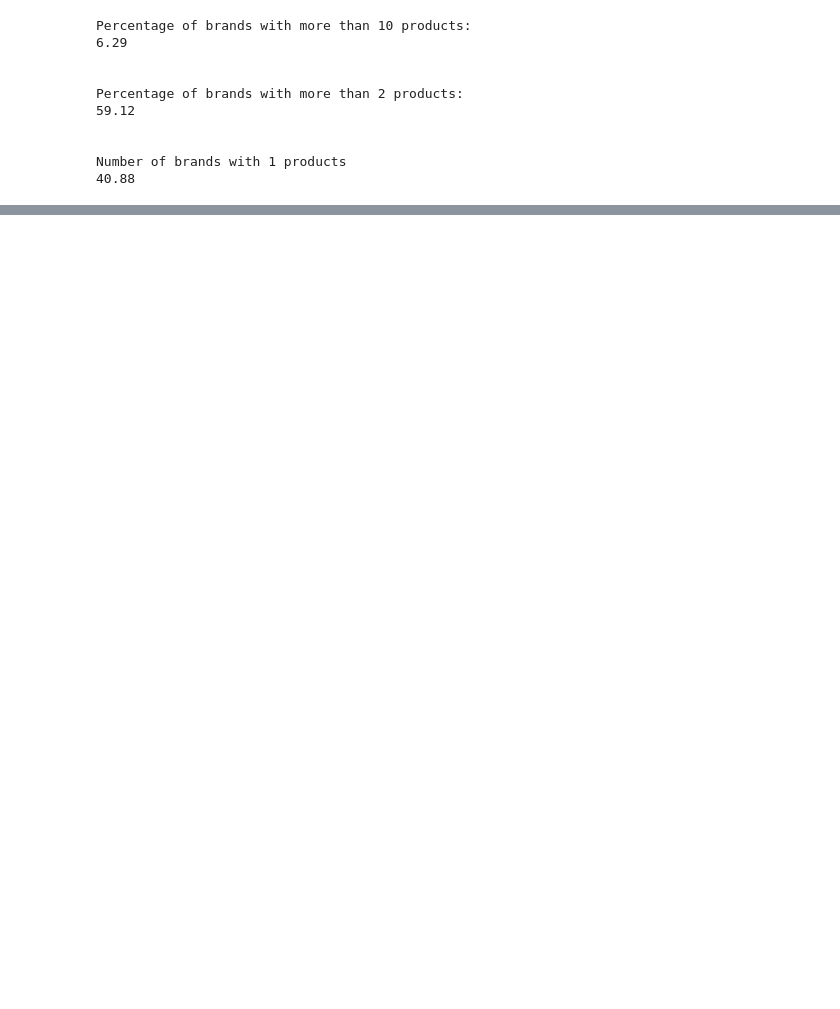
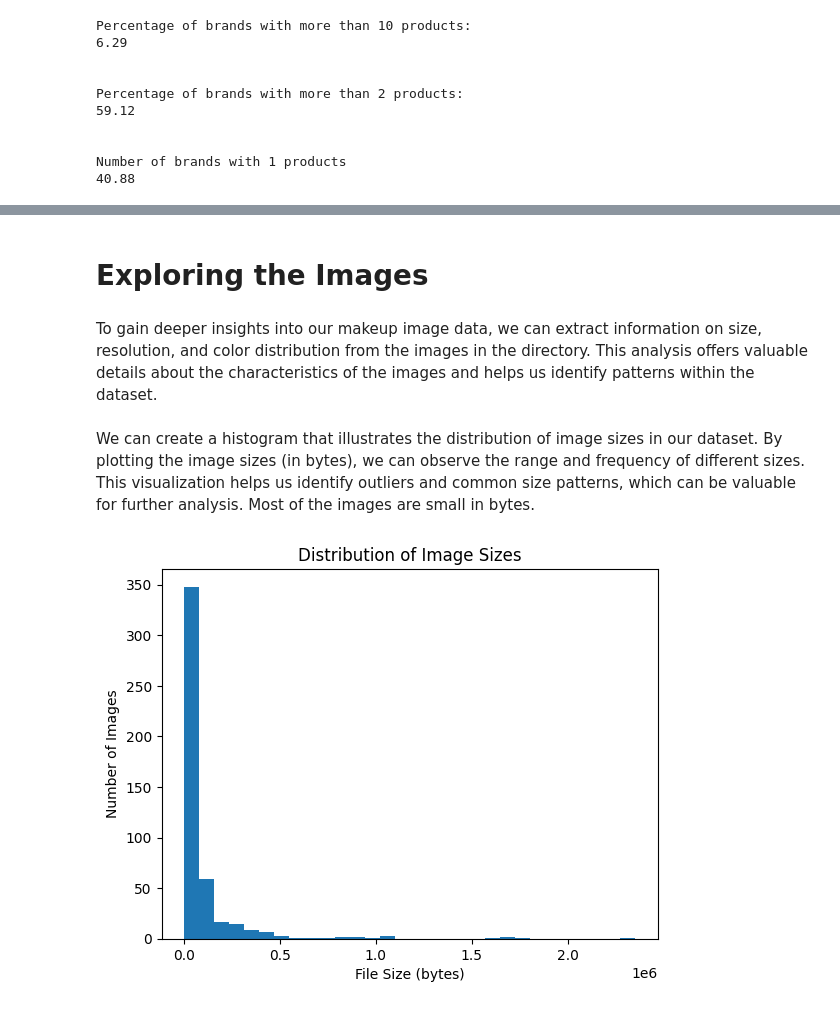
Before and after one commit to ConstanzaSchibber/capstone_colors, a Jupyter notebook: notebooks/1_DataEngineering.ipynb, the cells around one changed output, grey strips where cells are left out. Drawn from its saved outputs; the diff is of its cells as text; code cells hidden in the pictures; blank space fills up the shorter version.

```diff
--- a/notebooks/1_DataEngineering.ipynb
+++ b/notebooks/1_DataEngineering.ipynb
@@ -300,0 +306,4 @@ len(df['brand'].unique())
+# %% [markdown]
+# Exploring the Images
+# %% [markdown]
+To gain deeper insights into our makeup image data, we can extract information on size, resolution, and color distribution from the images in the directory. This analysis offers valuable details about the characteristics of the images and helps us identify patterns within the dataset.
@@ -300,0 +312,41 @@ len(df['brand'].unique())
+# %%
+# Initialize empty lists to store the information
+sizes = []
+resolutions = []
+color_distributions = []
+
+# Iterate over each image file in folder
+for file in glob.glob('/content/drive/My Drive/makeup_img/'+'*'):
+  #print(file)
+  if file.lower().endswith(('.png', '.jpg', '.jpeg', '.tif')):
+    # Load the image file using OpenCV
+    img_path = os.path.join('/content/drive/My Drive/makeup_img/', file)
+    img = cv2.imread(img_path)
+
+    # Extract the size of the image
+    size = os.path.getsize(img_path)
+    sizes.append(size)
+
+    # Extract the resolution of the image
+    resolution = img.shape[:2]
+    resolutions.append(resolution)
+
+    # Extract the color distribution of the image
+    color_distribution = np.bincount(img.flatten(), minlength=256)
+    color_distributions.append(color_distribution)
+
+# Convert the lists to numpy arrays for easier manipulation
+sizes = np.array(sizes)
+resolutions = np.array(resolutions)
+color_distributions = np.array(color_distributions)
+# %% [markdown]
+We can create a histogram that illustrates the distribution of image sizes in our dataset. By plotting the image sizes (in bytes), we can observe the range and frequency of different sizes. This visualization helps us identify outliers and common size patterns, which can be valuable for further analysis. Most of the images are small in bytes.
+# %%
+# Plot a histogram of the image sizes
+plt.hist(sizes, 30)
+plt.title("Distribution of Image Sizes")
+plt.xlabel("File Size (bytes)")
+plt.ylabel("Number of Images")
+plt.show()
+# %% [output]
+[figure, added]
```
Also changed, not shown: parts of 13 cells of this notebook.
